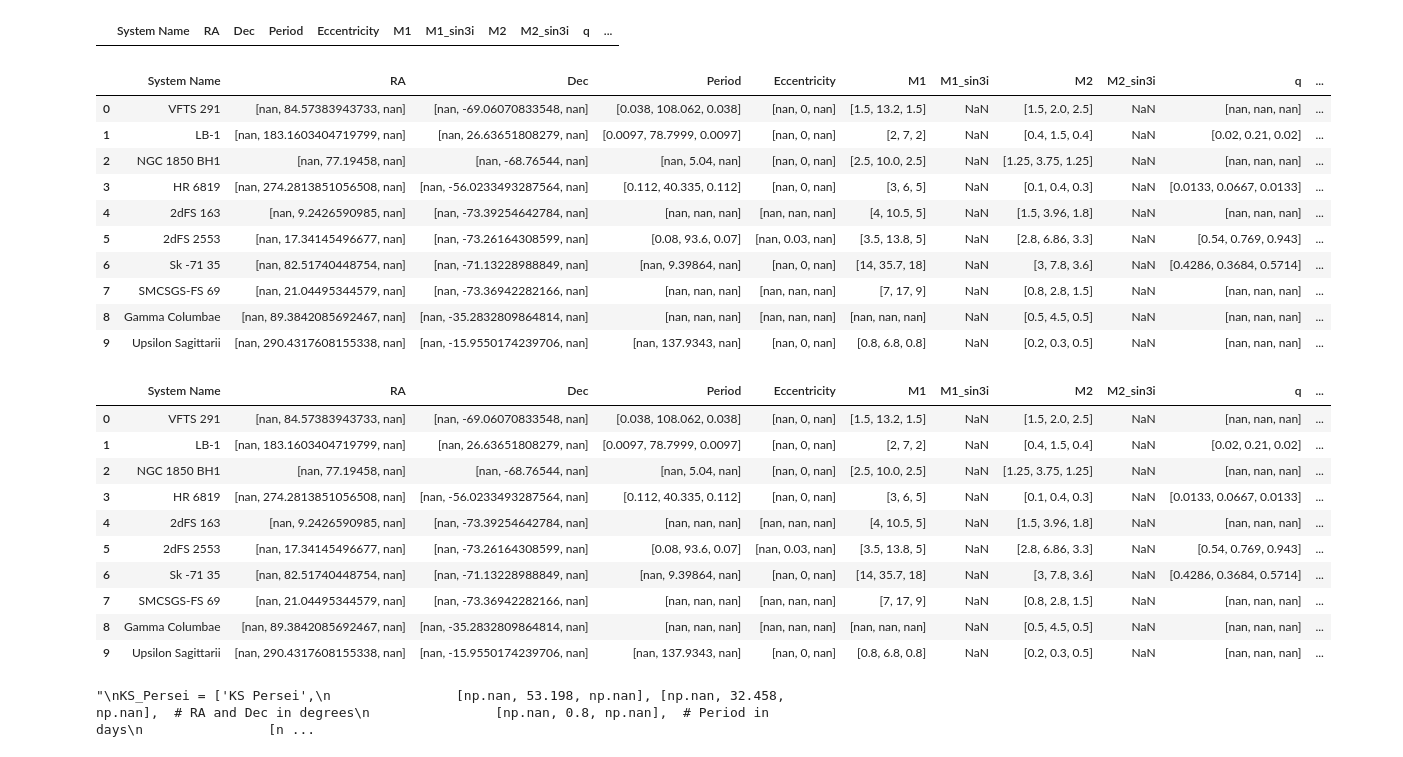
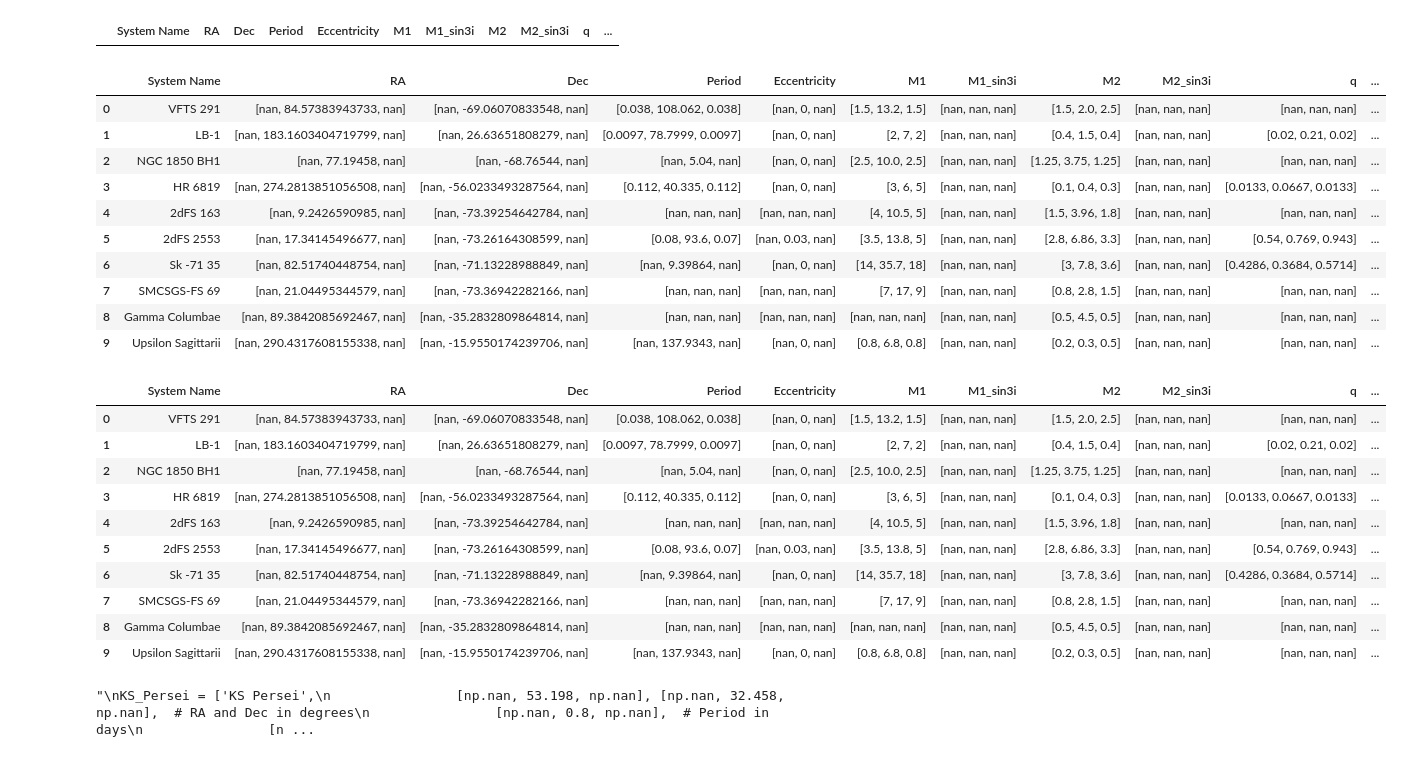
Before and after one commit to LiekeVanSon/post_mt_catalog, a Jupyter notebook: code/stripped_stars_for_catalog.ipynb, the cells around one changed output. Cells and saved outputs as stored; diff of their text form; code cells hidden in the pictures.

Commit message:
Fix triple nan issue for stripped stars

```diff
--- a/code/stripped_stars_for_catalog.ipynb
+++ b/code/stripped_stars_for_catalog.ipynb
@@ -242,31 +242,33 @@ stripped_star_table
 # %%
 stripped_star_table['System Name'] = observations_df['System Name']
 stripped_star_table['RA'] = observations_df['RA']
 stripped_star_table['Dec'] = observations_df['Dec']
 stripped_star_table['Period'] = observations_df['Period']
 stripped_star_table['Eccentricity'] = observations_df['Eccentricity']
 stripped_star_table['M1'] = observations_df['M1']
+stripped_star_table['M1_sin3i'] = [[np.nan, np.nan, np.nan] for _ in observations_df['M1']]
 stripped_star_table['M2'] = observations_df['M2']
+stripped_star_table['M2_sin3i'] = [[np.nan, np.nan, np.nan] for _ in observations_df['M2']]
 stripped_star_table['q'] = observations_df['q']
 stripped_star_table['Mass Function'] = observations_df['Mass Function']
 stripped_star_table['Type1'] = observations_df['Type1']
 stripped_star_table['Type2'] = observations_df['Type2']
 stripped_star_table['Detection Method'] = observations_df['Detection Method']
 stripped_star_table['Reference'] = [[ref] for ref in observations_df['Reference']]
 stripped_star_table['Notes'] = observations_df['Notes']
 stripped_star_table
 # %% [output]
 |  | System Name | RA | Dec | Period | Eccentricity | M1 | M1_sin3i | M2 | M2_sin3i | q | ... |
-| 0 | VFTS 291 | [nan, 84.57383943733, nan] | [nan, -69.06070833548, nan] | [0.038, 108.062, 0.038] | [nan, 0, nan] | [1.5, 13.2, 1.5] | NaN | [1.5, 2.0, 2.5] | NaN | [nan, nan, nan] | ... |
-| 1 | LB-1 | [nan, 183.1603404719799, nan] | [nan, 26.63651808279, nan] | [0.0097, 78.7999, 0.0097] | [nan, 0, nan] | [2, 7, 2] | NaN | [0.4, 1.5, 0.4] | NaN | [0.02, 0.21, 0.02] | ... |
-| 2 | NGC 1850 BH1 | [nan, 77.19458, nan] | [nan, -68.76544, nan] | [nan, 5.04, nan] | [nan, 0, nan] | [2.5, 10.0, 2.5] | NaN | [1.25, 3.75, 1.25] | NaN | [nan, nan, nan] | ... |
-| 3 | HR 6819 | [nan, 274.2813851056508, nan] | [nan, -56.0233493287564, nan] | [0.112, 40.335, 0.112] | [nan, 0, nan] | [3, 6, 5] | NaN | [0.1, 0.4, 0.3] | NaN | [0.0133, 0.0667, 0.0133] | ... |
-| 4 | 2dFS 163 | [nan, 9.2426590985, nan] | [nan, -73.39254642784, nan] | [nan, nan, nan] | [nan, nan, nan] | [4, 10.5, 5] | NaN | [1.5, 3.96, 1.8] | NaN | [nan, nan, nan] | ... |
-| 5 | 2dFS 2553 | [nan, 17.34145496677, nan] | [nan, -73.26164308599, nan] | [0.08, 93.6, 0.07] | [nan, 0.03, nan] | [3.5, 13.8, 5] | NaN | [2.8, 6.86, 3.3] | NaN | [0.54, 0.769, 0.943] | ... |
-| 6 | Sk -71 35 | [nan, 82.51740448754, nan] | [nan, -71.13228988849, nan] | [nan, 9.39864, nan] | [nan, 0, nan] | [14, 35.7, 18] | NaN | [3, 7.8, 3.6] | NaN | [0.4286, 0.3684, 0.5714] | ... |
-| 7 | SMCSGS-FS 69 | [nan, 21.04495344579, nan] | [nan, -73.36942282166, nan] | [nan, nan, nan] | [nan, nan, nan] | [7, 17, 9] | NaN | [0.8, 2.8, 1.5] | NaN | [nan, nan, nan] | ... |
-| 8 | Gamma Columbae | [nan, 89.3842085692467, nan] | [nan, -35.2832809864814, nan] | [nan, nan, nan] | [nan, nan, nan] | [nan, nan, nan] | NaN | [0.5, 4.5, 0.5] | NaN | [nan, nan, nan] | ... |
-| 9 | Upsilon Sagittarii | [nan, 290.4317608155338, nan] | [nan, -15.9550174239706, nan] | [nan, 137.9343, nan] | [nan, 0, nan] | [0.8, 6.8, 0.8] | NaN | [0.2, 0.3, 0.5] | NaN | [nan, nan, nan] | ... |
+| 0 | VFTS 291 | [nan, 84.57383943733, nan] | [nan, -69.06070833548, nan] | [0.038, 108.062, 0.038] | [nan, 0, nan] | [1.5, 13.2, 1.5] | [nan, nan, nan] | [1.5, 2.0, 2.5] | [nan, nan, nan] | [nan, nan, nan] | ... |
+| 1 | LB-1 | [nan, 183.1603404719799, nan] | [nan, 26.63651808279, nan] | [0.0097, 78.7999, 0.0097] | [nan, 0, nan] | [2, 7, 2] | [nan, nan, nan] | [0.4, 1.5, 0.4] | [nan, nan, nan] | [0.02, 0.21, 0.02] | ... |
+| 2 | NGC 1850 BH1 | [nan, 77.19458, nan] | [nan, -68.76544, nan] | [nan, 5.04, nan] | [nan, 0, nan] | [2.5, 10.0, 2.5] | [nan, nan, nan] | [1.25, 3.75, 1.25] | [nan, nan, nan] | [nan, nan, nan] | ... |
+| 3 | HR 6819 | [nan, 274.2813851056508, nan] | [nan, -56.0233493287564, nan] | [0.112, 40.335, 0.112] | [nan, 0, nan] | [3, 6, 5] | [nan, nan, nan] | [0.1, 0.4, 0.3] | [nan, nan, nan] | [0.0133, 0.0667, 0.0133] | ... |
+| 4 | 2dFS 163 | [nan, 9.2426590985, nan] | [nan, -73.39254642784, nan] | [nan, nan, nan] | [nan, nan, nan] | [4, 10.5, 5] | [nan, nan, nan] | [1.5, 3.96, 1.8] | [nan, nan, nan] | [nan, nan, nan] | ... |
+| 5 | 2dFS 2553 | [nan, 17.34145496677, nan] | [nan, -73.26164308599, nan] | [0.08, 93.6, 0.07] | [nan, 0.03, nan] | [3.5, 13.8, 5] | [nan, nan, nan] | [2.8, 6.86, 3.3] | [nan, nan, nan] | [0.54, 0.769, 0.943] | ... |
+| 6 | Sk -71 35 | [nan, 82.51740448754, nan] | [nan, -71.13228988849, nan] | [nan, 9.39864, nan] | [nan, 0, nan] | [14, 35.7, 18] | [nan, nan, nan] | [3, 7.8, 3.6] | [nan, nan, nan] | [0.4286, 0.3684, 0.5714] | ... |
+| 7 | SMCSGS-FS 69 | [nan, 21.04495344579, nan] | [nan, -73.36942282166, nan] | [nan, nan, nan] | [nan, nan, nan] | [7, 17, 9] | [nan, nan, nan] | [0.8, 2.8, 1.5] | [nan, nan, nan] | [nan, nan, nan] | ... |
+| 8 | Gamma Columbae | [nan, 89.3842085692467, nan] | [nan, -35.2832809864814, nan] | [nan, nan, nan] | [nan, nan, nan] | [nan, nan, nan] | [nan, nan, nan] | [0.5, 4.5, 0.5] | [nan, nan, nan] | [nan, nan, nan] | ... |
+| 9 | Upsilon Sagittarii | [nan, 290.4317608155338, nan] | [nan, -15.9550174239706, nan] | [nan, 137.9343, nan] | [nan, 0, nan] | [0.8, 6.8, 0.8] | [nan, nan, nan] | [0.2, 0.3, 0.5] | [nan, nan, nan] | [nan, nan, nan] | ... |
 # %%
 # Extend the HDF5 saving function to include metadata
 import h5py
@@ -297,16 +299,16 @@ save_triplet_columns_and_metadata(stripped_star_table, triplet_cols, "../result_
 stripped_star_table
 # %% [output]
 |  | System Name | RA | Dec | Period | Eccentricity | M1 | M1_sin3i | M2 | M2_sin3i | q | ... |
-| 0 | VFTS 291 | [nan, 84.57383943733, nan] | [nan, -69.06070833548, nan] | [0.038, 108.062, 0.038] | [nan, 0, nan] | [1.5, 13.2, 1.5] | NaN | [1.5, 2.0, 2.5] | NaN | [nan, nan, nan] | ... |
-| 1 | LB-1 | [nan, 183.1603404719799, nan] | [nan, 26.63651808279, nan] | [0.0097, 78.7999, 0.0097] | [nan, 0, nan] | [2, 7, 2] | NaN | [0.4, 1.5, 0.4] | NaN | [0.02, 0.21, 0.02] | ... |
-| 2 | NGC 1850 BH1 | [nan, 77.19458, nan] | [nan, -68.76544, nan] | [nan, 5.04, nan] | [nan, 0, nan] | [2.5, 10.0, 2.5] | NaN | [1.25, 3.75, 1.25] | NaN | [nan, nan, nan] | ... |
-| 3 | HR 6819 | [nan, 274.2813851056508, nan] | [nan, -56.0233493287564, nan] | [0.112, 40.335, 0.112] | [nan, 0, nan] | [3, 6, 5] | NaN | [0.1, 0.4, 0.3] | NaN | [0.0133, 0.0667, 0.0133] | ... |
-| 4 | 2dFS 163 | [nan, 9.2426590985, nan] | [nan, -73.39254642784, nan] | [nan, nan, nan] | [nan, nan, nan] | [4, 10.5, 5] | NaN | [1.5, 3.96, 1.8] | NaN | [nan, nan, nan] | ... |
-| 5 | 2dFS 2553 | [nan, 17.34145496677, nan] | [nan, -73.26164308599, nan] | [0.08, 93.6, 0.07] | [nan, 0.03, nan] | [3.5, 13.8, 5] | NaN | [2.8, 6.86, 3.3] | NaN | [0.54, 0.769, 0.943] | ... |
-| 6 | Sk -71 35 | [nan, 82.51740448754, nan] | [nan, -71.13228988849, nan] | [nan, 9.39864, nan] | [nan, 0, nan] | [14, 35.7, 18] | NaN | [3, 7.8, 3.6] | NaN | [0.4286, 0.3684, 0.5714] | ... |
-| 7 | SMCSGS-FS 69 | [nan, 21.04495344579, nan] | [nan, -73.36942282166, nan] | [nan, nan, nan] | [nan, nan, nan] | [7, 17, 9] | NaN | [0.8, 2.8, 1.5] | NaN | [nan, nan, nan] | ... |
-| 8 | Gamma Columbae | [nan, 89.3842085692467, nan] | [nan, -35.2832809864814, nan] | [nan, nan, nan] | [nan, nan, nan] | [nan, nan, nan] | NaN | [0.5, 4.5, 0.5] | NaN | [nan, nan, nan] | ... |
-| 9 | Upsilon Sagittarii | [nan, 290.4317608155338, nan] | [nan, -15.9550174239706, nan] | [nan, 137.9343, nan] | [nan, 0, nan] | [0.8, 6.8, 0.8] | NaN | [0.2, 0.3, 0.5] | NaN | [nan, nan, nan] | ... |
+| 0 | VFTS 291 | [nan, 84.57383943733, nan] | [nan, -69.06070833548, nan] | [0.038, 108.062, 0.038] | [nan, 0, nan] | [1.5, 13.2, 1.5] | [nan, nan, nan] | [1.5, 2.0, 2.5] | [nan, nan, nan] | [nan, nan, nan] | ... |
+| 1 | LB-1 | [nan, 183.1603404719799, nan] | [nan, 26.63651808279, nan] | [0.0097, 78.7999, 0.0097] | [nan, 0, nan] | [2, 7, 2] | [nan, nan, nan] | [0.4, 1.5, 0.4] | [nan, nan, nan] | [0.02, 0.21, 0.02] | ... |
+| 2 | NGC 1850 BH1 | [nan, 77.19458, nan] | [nan, -68.76544, nan] | [nan, 5.04, nan] | [nan, 0, nan] | [2.5, 10.0, 2.5] | [nan, nan, nan] | [1.25, 3.75, 1.25] | [nan, nan, nan] | [nan, nan, nan] | ... |
+| 3 | HR 6819 | [nan, 274.2813851056508, nan] | [nan, -56.0233493287564, nan] | [0.112, 40.335, 0.112] | [nan, 0, nan] | [3, 6, 5] | [nan, nan, nan] | [0.1, 0.4, 0.3] | [nan, nan, nan] | [0.0133, 0.0667, 0.0133] | ... |
+| 4 | 2dFS 163 | [nan, 9.2426590985, nan] | [nan, -73.39254642784, nan] | [nan, nan, nan] | [nan, nan, nan] | [4, 10.5, 5] | [nan, nan, nan] | [1.5, 3.96, 1.8] | [nan, nan, nan] | [nan, nan, nan] | ... |
+| 5 | 2dFS 2553 | [nan, 17.34145496677, nan] | [nan, -73.26164308599, nan] | [0.08, 93.6, 0.07] | [nan, 0.03, nan] | [3.5, 13.8, 5] | [nan, nan, nan] | [2.8, 6.86, 3.3] | [nan, nan, nan] | [0.54, 0.769, 0.943] | ... |
+| 6 | Sk -71 35 | [nan, 82.51740448754, nan] | [nan, -71.13228988849, nan] | [nan, 9.39864, nan] | [nan, 0, nan] | [14, 35.7, 18] | [nan, nan, nan] | [3, 7.8, 3.6] | [nan, nan, nan] | [0.4286, 0.3684, 0.5714] | ... |
+| 7 | SMCSGS-FS 69 | [nan, 21.04495344579, nan] | [nan, -73.36942282166, nan] | [nan, nan, nan] | [nan, nan, nan] | [7, 17, 9] | [nan, nan, nan] | [0.8, 2.8, 1.5] | [nan, nan, nan] | [nan, nan, nan] | ... |
+| 8 | Gamma Columbae | [nan, 89.3842085692467, nan] | [nan, -35.2832809864814, nan] | [nan, nan, nan] | [nan, nan, nan] | [nan, nan, nan] | [nan, nan, nan] | [0.5, 4.5, 0.5] | [nan, nan, nan] | [nan, nan, nan] | ... |
+| 9 | Upsilon Sagittarii | [nan, 290.4317608155338, nan] | [nan, -15.9550174239706, nan] | [nan, 137.9343, nan] | [nan, 0, nan] | [0.8, 6.8, 0.8] | [nan, nan, nan] | [0.2, 0.3, 0.5] | [nan, nan, nan] | [nan, nan, nan] | ... |
 # %%
 #print(get_ra_dec('KS Persei'))
 # %%
```
Also changed, not shown: 1 other file.
